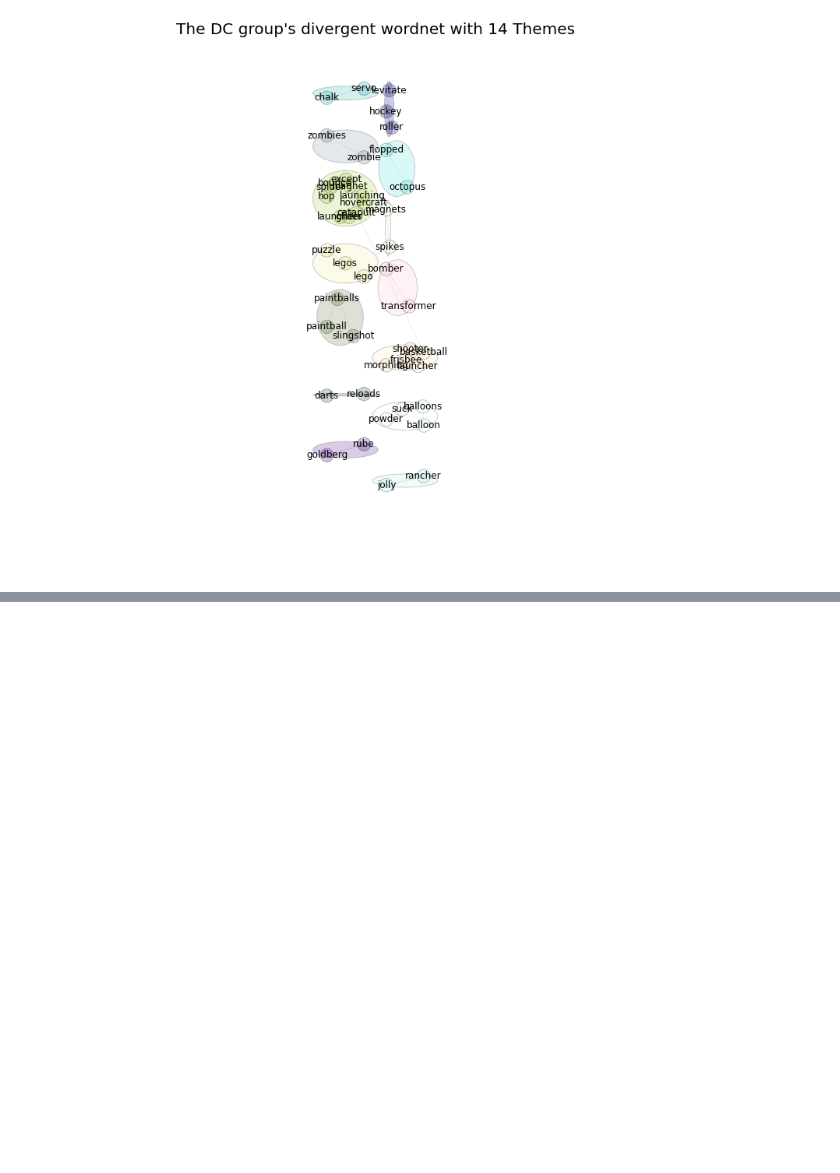
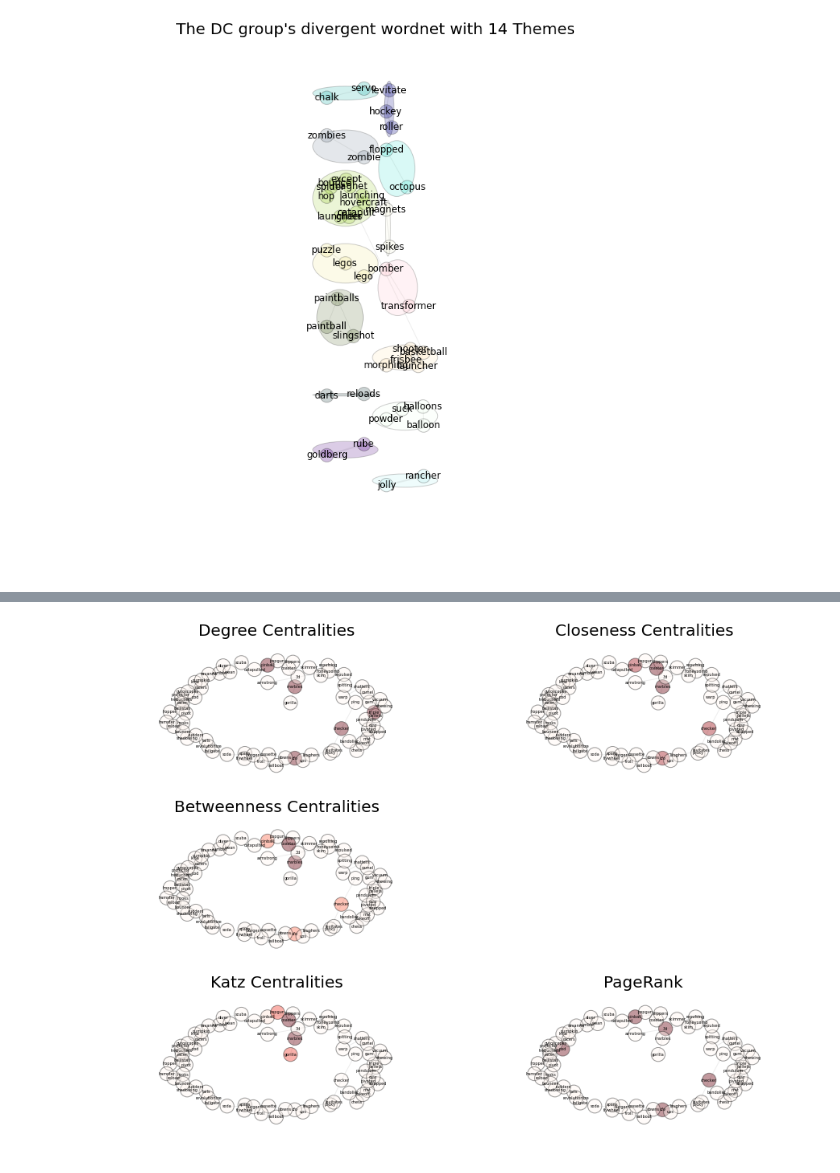
Before and after one commit to senthilchandrasegaran/jupyter-notebooks, a Jupyter notebook: brainstorming-viz/divergence_infocontent_interactive.ipynb, the cells around one changed output, grey strips where cells are left out. Cells and saved outputs as stored; diff of their text form; code cells hidden in the pictures; blank space fills up the shorter version.

Commit message:
Completed interactive plotting for the divergent part of the brainstorming session, but need to write conclusions

```diff
--- a/brainstorming-viz/divergence_infocontent_interactive.ipynb
+++ b/brainstorming-viz/divergence_infocontent_interactive.ipynb
@@ -701,0 +705,3 @@ Community modularity of Co-occurrences in the D-C Brainstorming Group  =  0.8295
+# %%
+freeCooccur_top_unique, freeContext_top_unique = altOccurrences(group1_divergent, freeGrp_top_uncommon)
+print("Number of unique co-occurrences found in the free Group:", len(freeCooccur_top_unique))
@@ -701,0 +710,7 @@ Community modularity of Co-occurrences in the D-C Brainstorming Group  =  0.8295
+# %%
+freeGraphDataU = makegraph(freeCooccur_top_unique)
+GFreeU = freeGraphDataU[0]
+freeEdgesU = freeGraphDataU[1]
+pos2 = nx.spring_layout(GFreeU, iterations=20)
+draw_interactive_network(GFreeU, pos2, freeGrpFrequencies, freeCooccur_top_unique, freeContext_top_unique,
+                         "Co-occurrences of words unique to the Free Brainstorming Group")
@@ -701,0 +719,5 @@ Community modularity of Co-occurrences in the D-C Brainstorming Group  =  0.8295
+# %%
+from tools import draw_centralities_subplots
+centrali=draw_centralities_subplots(GFreeU, pos2, withLabels=True,labfs=5, figsi=(15, 15), ealpha=0.15, vals=True)
+# %% [output]
+[figure, added]
```
Also changed, not shown: parts of 8 cells of this notebook.
